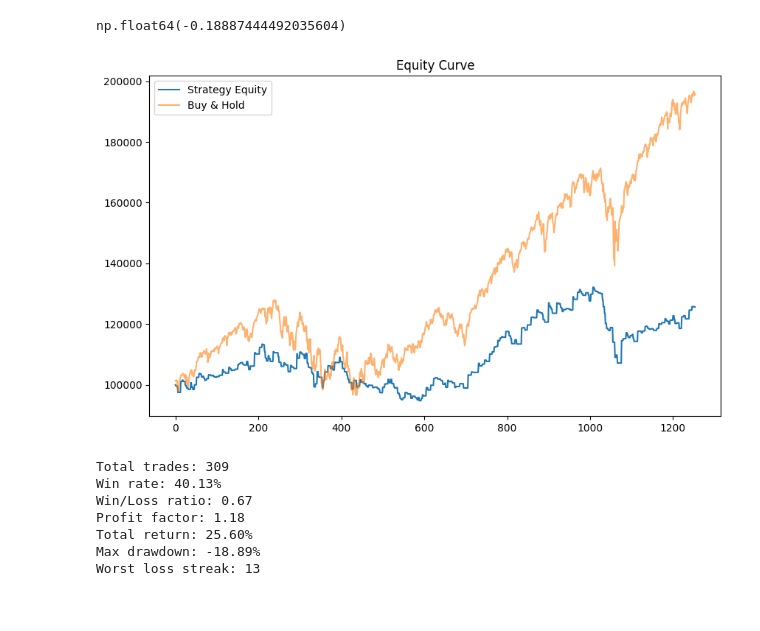
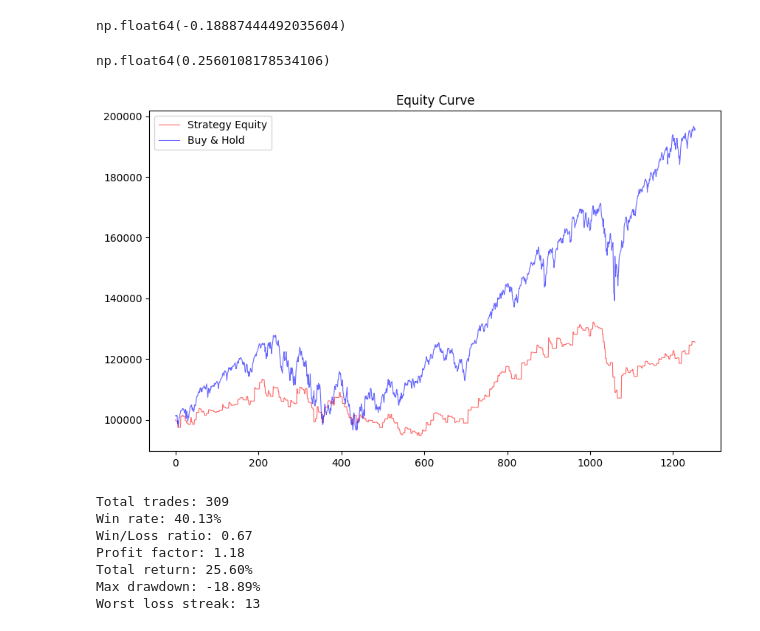
Before and after one commit to serhatkiyar/computational-finance-lab, a Jupyter notebook: notebooks/week1/day05_backtest_setup.ipynb, the cells around one changed output. Drawn from its saved outputs; the diff is of its cells as text; code cells hidden in the pictures.

Commit message:
Feat: MA50/200 backtest engine and visualization completed.

```diff
--- a/notebooks/week1/day05_backtest_setup.ipynb
+++ b/notebooks/week1/day05_backtest_setup.ipynb
@@ -145,15 +140,22 @@ max_drawdown = drawdown.min()
 max_drawdown
 # %% [output]
 np.float64(-0.18887444492035604)
+# %%
+total_return = (equity_series.iloc[-1] / initial_capital) - 1
+total_return
+# %% [output]
+np.float64(0.2560108178534106)
 # %%
 plt.figure(figsize=(10, 6))
-plt.plot(equity_series, label='Strategy Equity')
-plt.plot(df['equity_passive'].values[:len(equity_series)], label='Buy & Hold', alpha=0.6)
+
+plt.plot(equity_series, label='Strategy Equity', color='red', linewidth=0.8, alpha=0.6)
+plt.plot(df['equity_passive'].values[:len(equity_series)], label='Buy & Hold', alpha=0.6, color='blue', linewidth=0.8)
+
+plt.title('Equity Curve')
 plt.legend()
-plt.title('Equity Curve')
 plt.show()
 # %% [output]
-[figure, old version]
+[figure, new version]
 # %%
 print(f"Total trades: {len(tradeDF)}")
 print(f"Win rate: {win_rate:.2%}")
```
Also changed, not shown: parts of 14 cells of this notebook.
